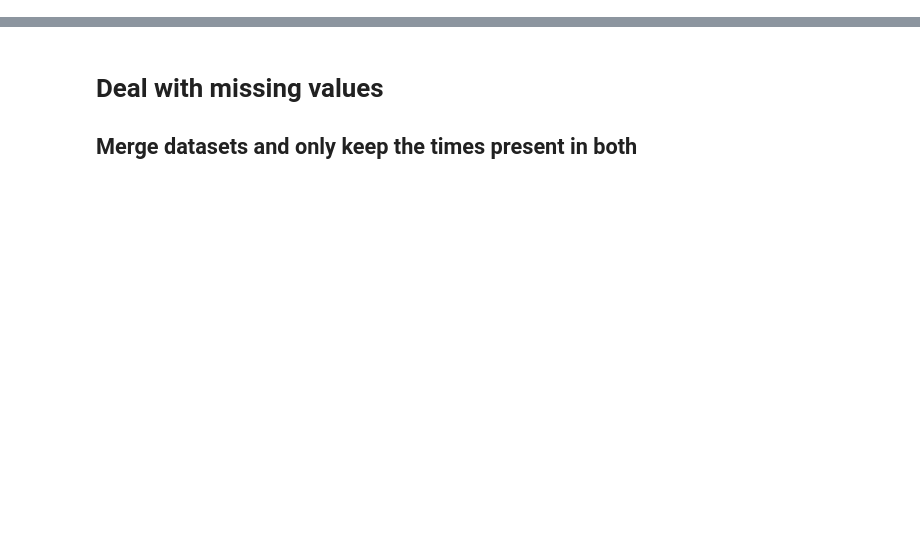
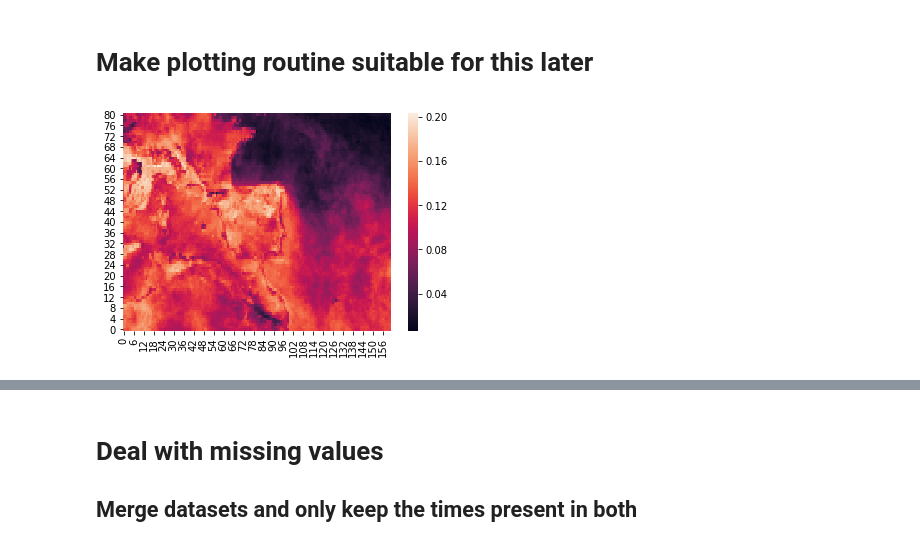
Before and after one commit to hannasv/ms, a Jupyter notebook: sclouds/ml/regression/develop_regression.ipynb, the cells around one changed output, grey strips where cells are left out. Saved outputs shown, nothing was run; the diff lists cells and outputs as text; code cells hidden in the pictures; blank space fills up the shorter version.

```diff
--- a/sclouds/ml/regression/develop_regression.ipynb
+++ b/sclouds/ml/regression/develop_regression.ipynb
@@ -108,0 +281,7 @@ for m in months:
+# %% [markdown]
+# Make plotting routine suitable for this later
+# %%
+ax = sns.heatmap(result.mse.values[:,:], ax = axes[0]) # obs this is made based on the old regridded data, the files are not moved
+ax.invert_yaxis()
+# %% [output]
+[figure, added]
```
Also changed, not shown: parts of 98 cells of this notebook, 9 other files.
